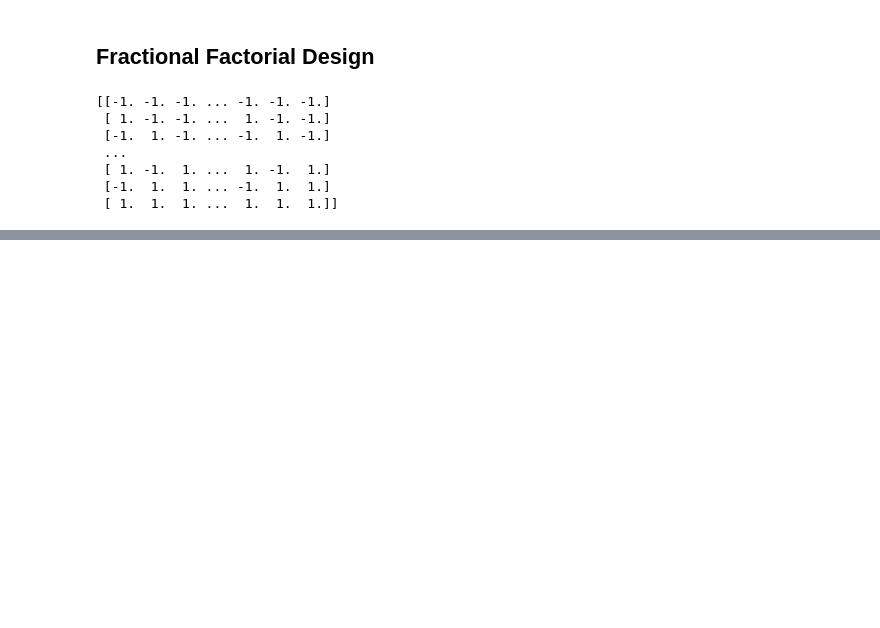
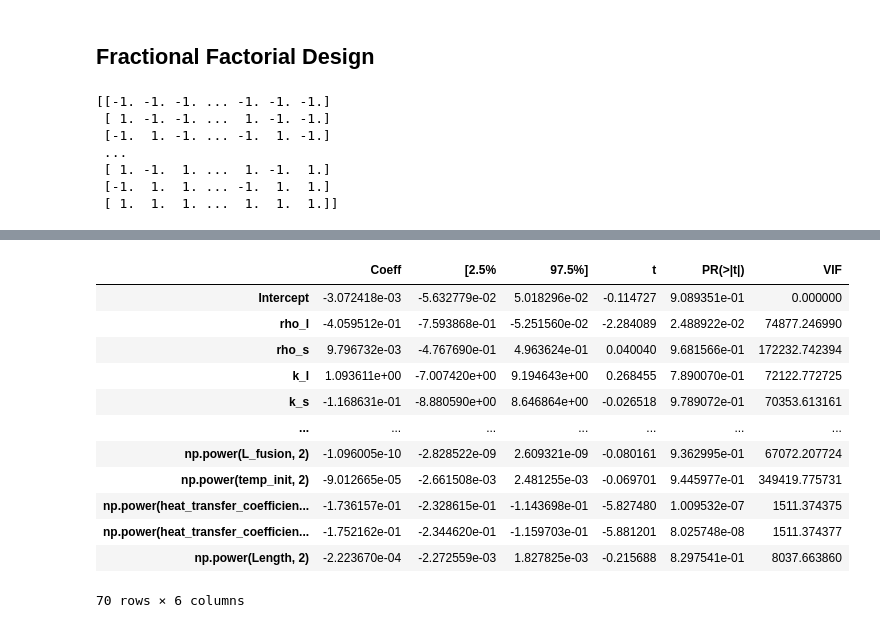
Before and after one commit to radhikrammohan/1D_HT_Pinn, a Jupyter notebook: Data-prep/DOE/1D_HT_DOEmtab.ipynb, the cells around one changed output, grey strips where cells are left out. Cells and saved outputs as stored; diff of their text form; code cells hidden in the pictures; blank space fills up the shorter version.

```diff
--- a/Data-prep/DOE/1D_HT_DOEmtab.ipynb
+++ b/Data-prep/DOE/1D_HT_DOEmtab.ipynb
@@ -123,0 +350,38 @@ des3 = pd.read_csv(cp)
+# %%
+formula11 = 'Lowest_Niyama ~ rho_l + rho_s + k_l + k_s \
+             + cp_l + cp_s + Surr_temp + L_fusion + temp_init + \
+            heat_transfer_coefficient_left + heat_transfer_coefficient_right + Length + \
+            rho_l*rho_s + rho_l*k_l + rho_l*cp_l + rho_l*cp_s + rho_l*Surr_temp + rho_l*L_fusion + rho_l*heat_transfer_coefficient_left + \
+             + rho_l*Length + rho_s*k_l + rho_s*cp_l + \
+            rho_s*cp_s + rho_s*Surr_temp + rho_s*L_fusion  + rho_s*heat_transfer_coefficient_left + \
+            rho_s*heat_transfer_coefficient_right + rho_s*Length + k_l*cp_l  + k_l*Surr_temp + k_l*L_fusion +\
+             + k_l*heat_transfer_coefficient_left  + k_l*Length + k_s*cp_l  + \
+            k_s*Surr_temp + k_s*heat_transfer_coefficient_left +  \
+            cp_l*cp_s + cp_l*Surr_temp + cp_l*L_fusion + cp_l*temp_init + cp_l*heat_transfer_coefficient_left + \
+            cp_l*Length +  cp_s*L_fusion + cp_s*temp_init + cp_s*heat_transfer_coefficient_left + cp_s*heat_transfer_coefficient_right + \
+            cp_s*Length + Surr_temp*L_fusion + Surr_temp*temp_init + Surr_temp*heat_transfer_coefficient_left +  \
+            Surr_temp*Length + L_fusion*heat_transfer_coefficient_left + L_fusion*heat_transfer_coefficient_right + L_fusion*Length + \
+            + heat_transfer_coefficient_left*heat_transfer_coefficient_right + \
+            heat_transfer_coefficient_left*Length + heat_transfer_coefficient_right*Length + np.power(rho_l, 2) + \
+                np.power(rho_s, 2) + np.power(k_l, 2) + np.power(k_s, 2) + np.power(cp_l, 2) + np.power(cp_s, 2) + \
+             np.power(Surr_temp, 2) + np.power(L_fusion, 2) + np.power(temp_init, 2) + np.power(heat_transfer_coefficient_left, 2) + \
+                np.power(heat_transfer_coefficient_right, 2) + np.power(Length, 2)'
+
+
+model_axial = sm.OLS.from_formula(formula11, data=doe_axial.iloc[:-2]).fit()
+
+mqr.anova.coeffs(model_axial)
+# %% [output]
+|  | Coeff | [2.5% | 97.5%] | t | PR(>|t|) | VIF |
+| Intercept | -3.072418e-03 | -5.632779e-02 | 5.018296e-02 | -0.114727 | 9.089351e-01 | 0.000000 |
+| rho_l | -4.059512e-01 | -7.593868e-01 | -5.251560e-02 | -2.284089 | 2.488922e-02 | 74877.246990 |
+| rho_s | 9.796732e-03 | -4.767690e-01 | 4.963624e-01 | 0.040040 | 9.681566e-01 | 172232.742394 |
+| k_l | 1.093611e+00 | -7.007420e+00 | 9.194643e+00 | 0.268455 | 7.890070e-01 | 72122.772725 |
+| k_s | -1.168631e-01 | -8.880590e+00 | 8.646864e+00 | -0.026518 | 9.789072e-01 | 70353.613161 |
+| ... | ... | ... | ... | ... | ... | ... |
+| np.power(L_fusion, 2) | -1.096005e-10 | -2.828522e-09 | 2.609321e-09 | -0.080161 | 9.362995e-01 | 67072.207724 |
+| np.power(temp_init, 2) | -9.012665e-05 | -2.661508e-03 | 2.481255e-03 | -0.069701 | 9.445977e-01 | 349419.775731 |
+| np.power(heat_transfer_coefficien... | -1.736157e-01 | -2.328615e-01 | -1.143698e-01 | -5.827480 | 1.009532e-07 | 1511.374375 |
+| np.power(heat_transfer_coefficien... | -1.752162e-01 | -2.344620e-01 | -1.159703e-01 | -5.881201 | 8.025748e-08 | 1511.374377 |
+| np.power(Length, 2) | -2.223670e-04 | -2.272559e-03 | 1.827825e-03 | -0.215688 | 8.297541e-01 | 8037.663860 |
+70 rows × 6 columns
```
Also changed, not shown: parts of 22 cells of this notebook, 2 other files.
